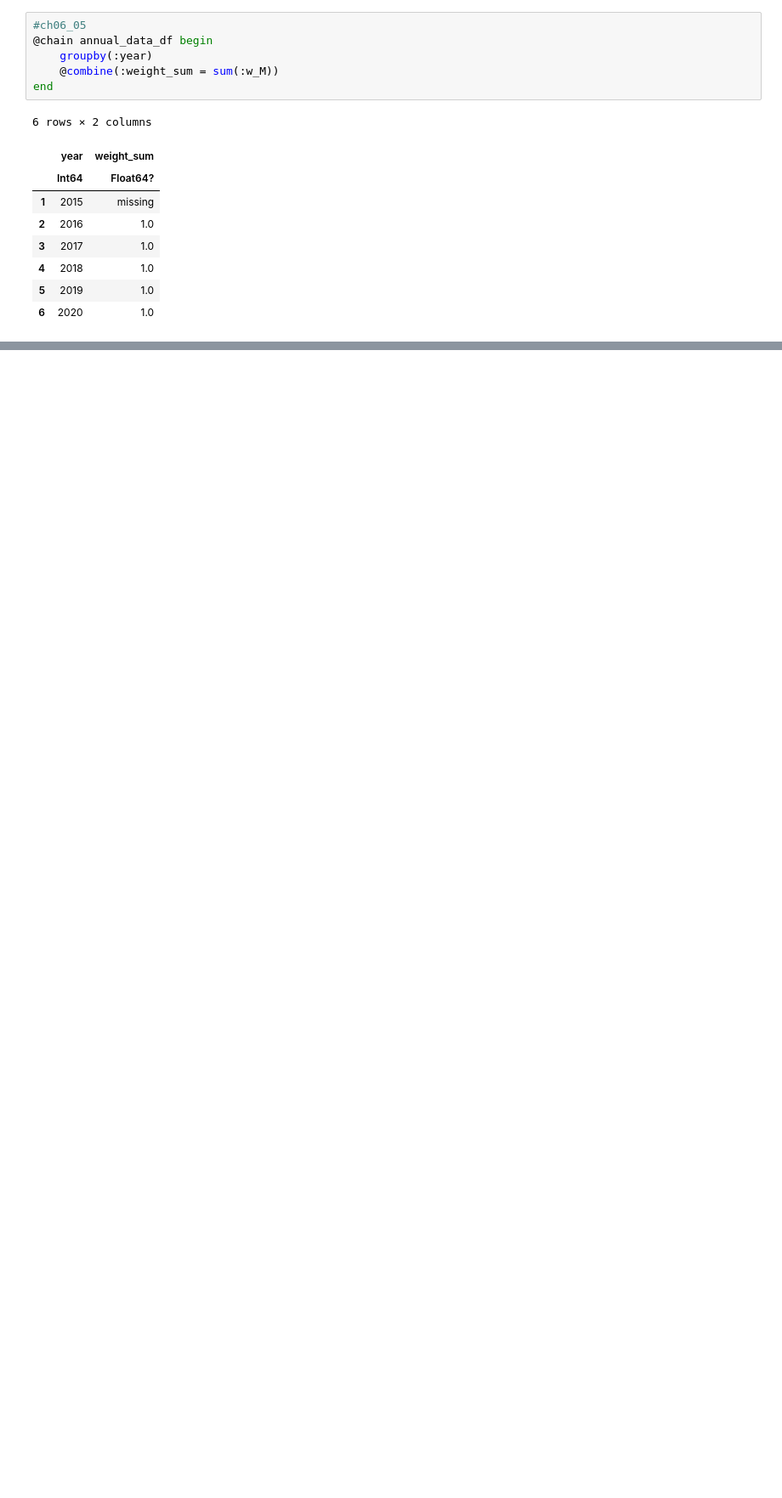
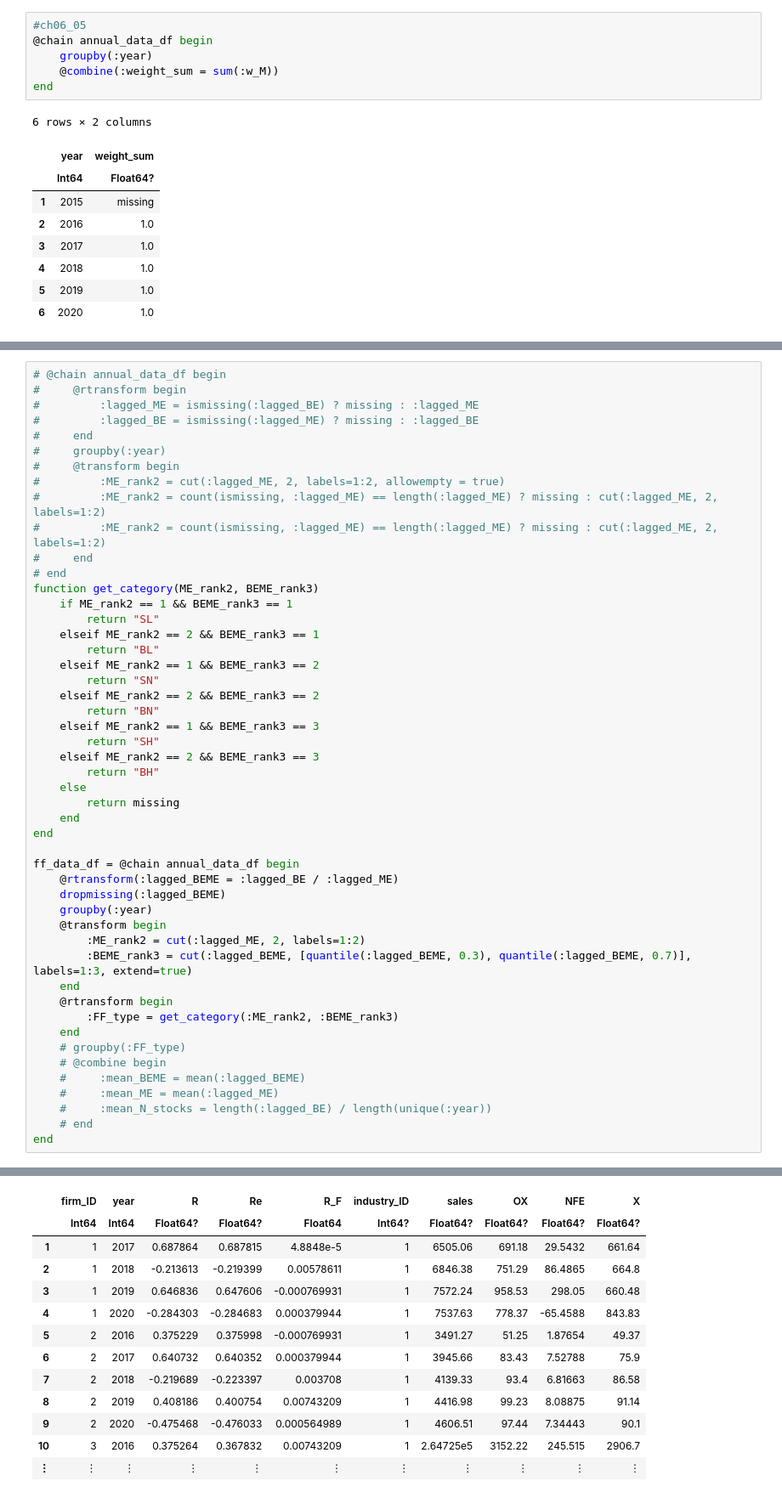
Before and after one commit to ktman-ktman/empirical-accounting-and-finance-in-r, a Jupyter notebook: notebook/ch06/ch06.ipynb, the cells around one changed output, grey strips where cells are left out. Shown at 85% size. Saved outputs shown, nothing was run; the diff lists cells and outputs as text; blank space fills up the shorter version.

```diff
--- a/notebook/ch06/ch06.ipynb
+++ b/notebook/ch06/ch06.ipynb
@@ -232,0 +444,50 @@ end
+# %%
+# @chain annual_data_df begin
+#     @rtransform begin
+#         :lagged_ME = ismissing(:lagged_BE) ? missing : :lagged_ME
+#         :lagged_BE = ismissing(:lagged_ME) ? missing : :lagged_BE
+#     end
+#     groupby(:year)
+#     @transform begin
+#         :ME_rank2 = cut(:lagged_ME, 2, labels=1:2, allowempty = true)
+#         :ME_rank2 = count(ismissing, :lagged_ME) == length(:lagged_ME) ? missing : cut(:lagged_ME, 2, labels=1:2)
+#         :ME_rank2 = count(ismissing, :lagged_ME) == length(:lagged_ME) ? missing : cut(:lagged_ME, 2, labels=1:2)
+#     end
+# end
+function get_category(ME_rank2, BEME_rank3)
+    if ME_rank2 == 1 && BEME_rank3 == 1
+        return "SL"
+    elseif ME_rank2 == 2 && BEME_rank3 == 1
+        return "BL"
+    elseif ME_rank2 == 1 && BEME_rank3 == 2
+        return "SN"
+    elseif ME_rank2 == 2 && BEME_rank3 == 2
+        return "BN"
+    elseif ME_rank2 == 1 && BEME_rank3 == 3
+        return "SH"
+    elseif ME_rank2 == 2 && BEME_rank3 == 3
+        return "BH"
+    else
+        return missing
+    end
+end
+
+ff_data_df = @chain annual_data_df begin
+    @rtransform(:lagged_BEME = :lagged_BE / :lagged_ME)
+    dropmissing(:lagged_BEME)
+    groupby(:year)
+    @transform begin
+        :ME_rank2 = cut(:lagged_ME, 2, labels=1:2)
+        :BEME_rank3 = cut(:lagged_BEME, [quantile(:lagged_BEME, 0.3), quantile(:lagged_BEME, 0.7)], labels=1:3, extend=true)
+    end
+    @rtransform begin
+        :FF_type = get_category(:ME_rank2, :BEME_rank3)
+    end
+    # groupby(:FF_type)
+    # @combine begin
+    #     :mean_BEME = mean(:lagged_BEME)
+    #     :mean_ME = mean(:lagged_ME)
+    #     :mean_N_stocks = length(:lagged_BE) / length(unique(:year))
+    # end
+end
+# %% [output]
@@ -232,0 +495,13 @@ end
+|  | firm_ID | year | R | Re | R_F | industry_ID | sales | OX | NFE | X |
+|  | Int64 | Int64 | Float64? | Float64? | Float64 | Int64? | Float64? | Float64? | Float64? | Float64? |
+| 1 | 1 | 2017 | 0.687864 | 0.687815 | 4.8848e-5 | 1 | 6505.06 | 691.18 | 29.5432 | 661.64 |
+| 2 | 1 | 2018 | -0.213613 | -0.219399 | 0.00578611 | 1 | 6846.38 | 751.29 | 86.4865 | 664.8 |
+| 3 | 1 | 2019 | 0.646836 | 0.647606 | -0.000769931 | 1 | 7572.24 | 958.53 | 298.05 | 660.48 |
+| 4 | 1 | 2020 | -0.284303 | -0.284683 | 0.000379944 | 1 | 7537.63 | 778.37 | -65.4588 | 843.83 |
+| 5 | 2 | 2016 | 0.375229 | 0.375998 | -0.000769931 | 1 | 3491.27 | 51.25 | 1.87654 | 49.37 |
+| 6 | 2 | 2017 | 0.640732 | 0.640352 | 0.000379944 | 1 | 3945.66 | 83.43 | 7.52788 | 75.9 |
+| 7 | 2 | 2018 | -0.219689 | -0.223397 | 0.003708 | 1 | 4139.33 | 93.4 | 6.81663 | 86.58 |
+| 8 | 2 | 2019 | 0.408186 | 0.400754 | 0.00743209 | 1 | 4416.98 | 99.23 | 8.08875 | 91.14 |
+| 9 | 2 | 2020 | -0.475468 | -0.476033 | 0.000564989 | 1 | 4606.51 | 97.44 | 7.34443 | 90.1 |
+| 10 | 3 | 2016 | 0.375264 | 0.367832 | 0.00743209 | 1 | 2.64725e5 | 3152.22 | 245.515 | 2906.7 |
+| ⋮ | ⋮ | ⋮ | ⋮ | ⋮ | ⋮ | ⋮ | ⋮ | ⋮ | ⋮ | ⋮ |
```
Also changed, not shown: parts of 33 cells of this notebook.
